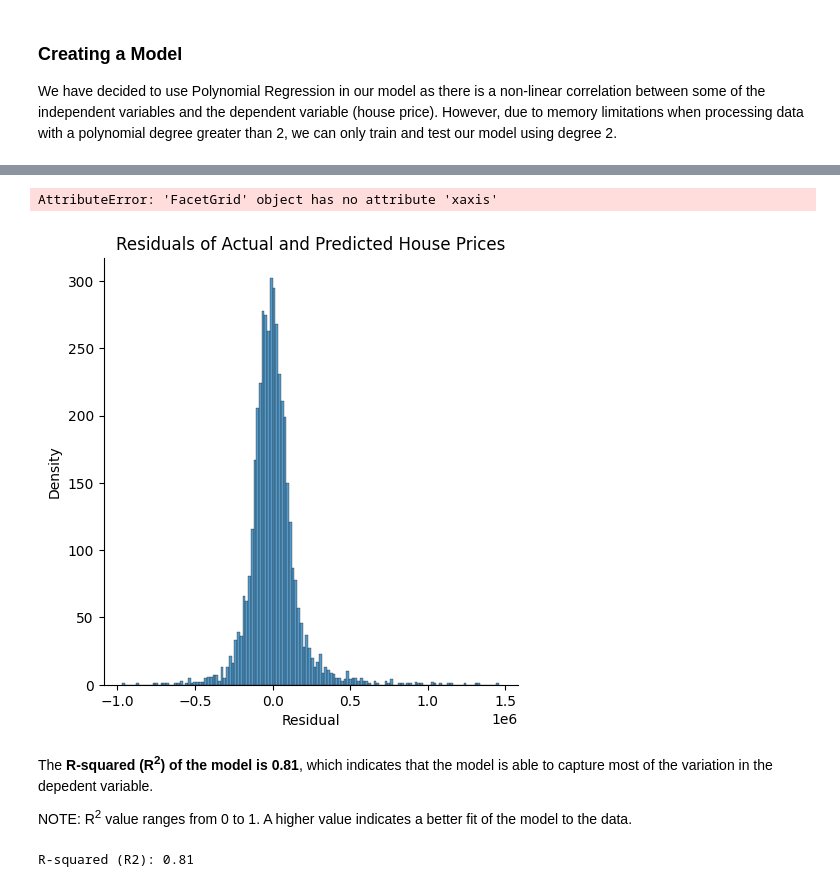
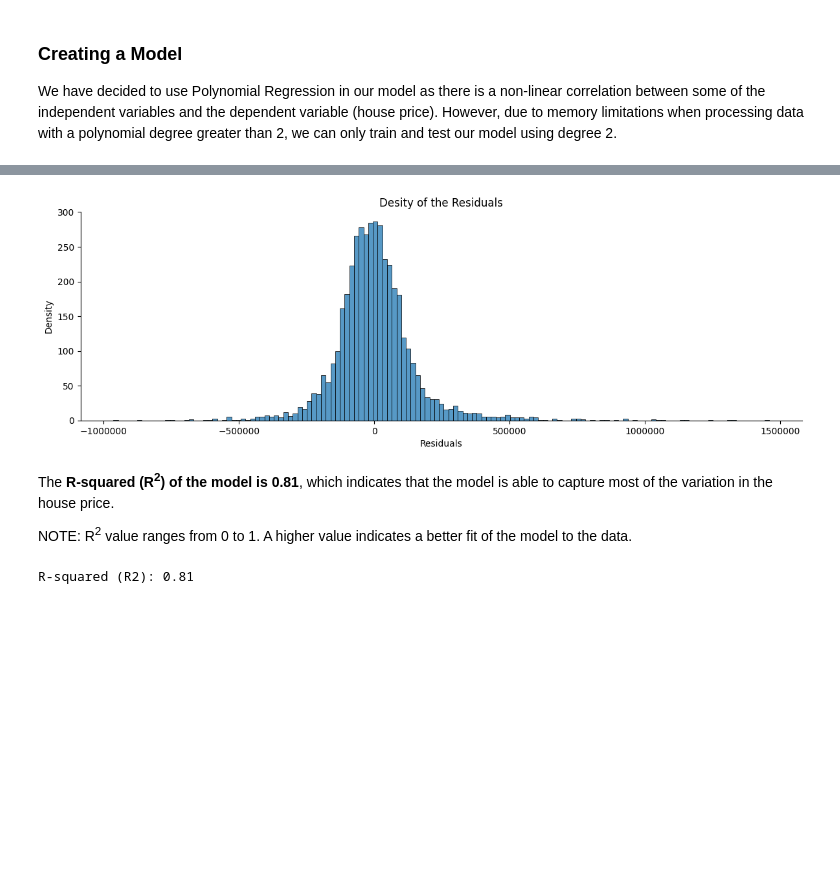
Before and after one commit to abccastro/House-Price-Prediction-using-Polynomial-Regression, a Jupyter notebook: House Price Prediction/House Price Prediction (King County, USA).ipynb, the cells around one changed output, grey strips where cells are left out. Drawn from its saved outputs; the diff is of its cells as text; code cells hidden in the pictures; blank space fills up the shorter version.

```diff
--- a/House Price Prediction/House Price Prediction (King County, USA).ipynb
+++ b/House Price Prediction/House Price Prediction (King County, USA).ipynb
@@ -17,7 +16,7 @@ from pylab import rcParams
 # %%
 %matplotlib inline
-rcParams['figure.figsize'] = 5,3
-rcParams["legend.fontsize"] = 8
+plt.rcParams['figure.figsize'] = [5, 3]
+plt.rcParams["legend.fontsize"] = 8
 
 warnings.filterwarnings("ignore")
 # %% [markdown]
@@ -110,6 +89,9 @@ The house's age can be determined by subtracting its `yr_built` from `2023`. How
 # %%
-current_year = 2023
-kc_house_df_filtered['house_age'] = np.where(kc_house_df_filtered['yr_renovated'] == 0, current_year - kc_house_df_filtered['yr_built'], current_year - kc_house_df_filtered['yr_renovated'])
+YEAR_HOUSE_SALE_POSTED = 2016
+year_built = kc_house_df_filtered['yr_built']
+year_renovated = kc_house_df_filtered['yr_renovated']
+
+kc_house_df_filtered['house_age'] = np.where(year_renovated == 0, YEAR_HOUSE_SALE_POSTED - year_built, YEAR_HOUSE_SALE_POSTED - year_renovated)
 
 kc_house_df_filtered = kc_house_df_filtered.drop(['yr_renovated', 'yr_built'], axis=1)
 
@@ -317,13 +339,14 @@ The differences between actual and predicted house prices are normally distribut
 # %%
 residual = y_test - y_predict
 
-ax = sns.displot(residual)
-ax.set(xlabel ="Residual", ylabel = "Density", title ='Residuals of Actual and Predicted House Prices')
+ax = sns.displot(residual, kind='hist', height=4, aspect=3)
+ax.set(xlabel ="Residuals", ylabel = "Density", title ='Desity of the Residuals')
+
+plt.ticklabel_format(style='plain', axis='x')
 # %% [output]
-AttributeError: 'FacetGrid' object has no attribute 'xaxis'
-[figure, old version]
+[figure, new version]
 # %% [markdown]
-The <b>R-squared (R<sup>2</sup>) of the model is 0.81</b>, which indicates that the model is able to capture most of the variation in the depedent variable.
+The <b>R-squared (R<sup>2</sup>) of the model is 0.81</b>, which indicates that the model is able to capture most of the variation in the house price.
 
 NOTE: R<sup>2</sup> value ranges from 0 to 1. A higher value indicates a better fit of the model to the data.
 # %%
```
Also changed, not shown: parts of 39 cells of this notebook.
